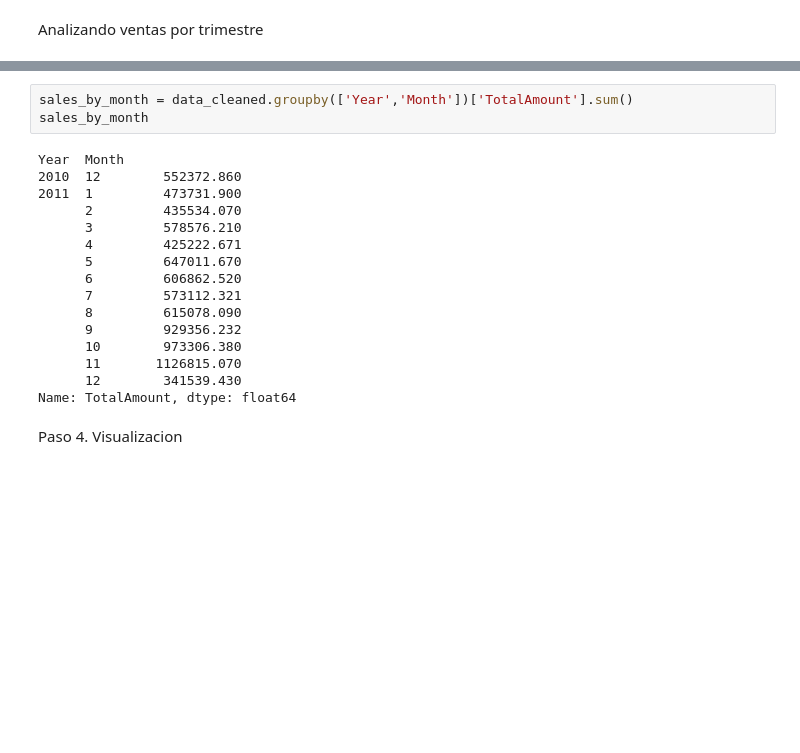
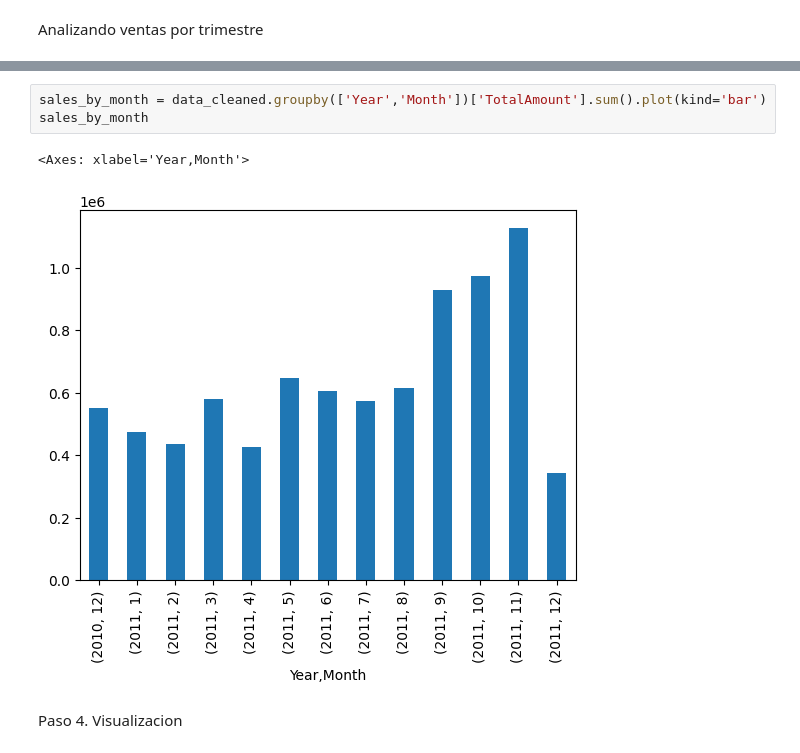
Before and after one commit to AngelDHackerman/python_para_machine_learning, a Jupyter notebook: curso_de_python_para_ciencia_de_datos/proyecto_personal/exploracion_limpieza.ipynb, the cells around one changed output, grey strips where cells are left out. Cells and saved outputs as stored; diff of their text form; blank space fills up the shorter version.

```diff
--- a/curso_de_python_para_ciencia_de_datos/proyecto_personal/exploracion_limpieza.ipynb
+++ b/curso_de_python_para_ciencia_de_datos/proyecto_personal/exploracion_limpieza.ipynb
@@ -223,22 +215,9 @@ Name: TotalAmount, dtype: float64
 # %%
-sales_by_month = data_cleaned.groupby(['Year','Month'])['TotalAmount'].sum()
+sales_by_month = data_cleaned.groupby(['Year','Month'])['TotalAmount'].sum().plot(kind='bar')
 sales_by_month
 # %% [output]
-Year  Month
-2010  12        552372.860
-2011  1         473731.900
-      2         435534.070
-      3         578576.210
-      4         425222.671
-      5         647011.670
-      6         606862.520
-      7         573112.321
-      8         615078.090
-      9         929356.232
-      10        973306.380
-      11       1126815.070
-      12        341539.430
-Name: TotalAmount, dtype: float64
+<Axes: xlabel='Year,Month'>
+[figure, added]
 # %% [markdown]
 Paso 4. Visualizacion
 # %%
```
Also changed, not shown: parts of 7 cells of this notebook.
